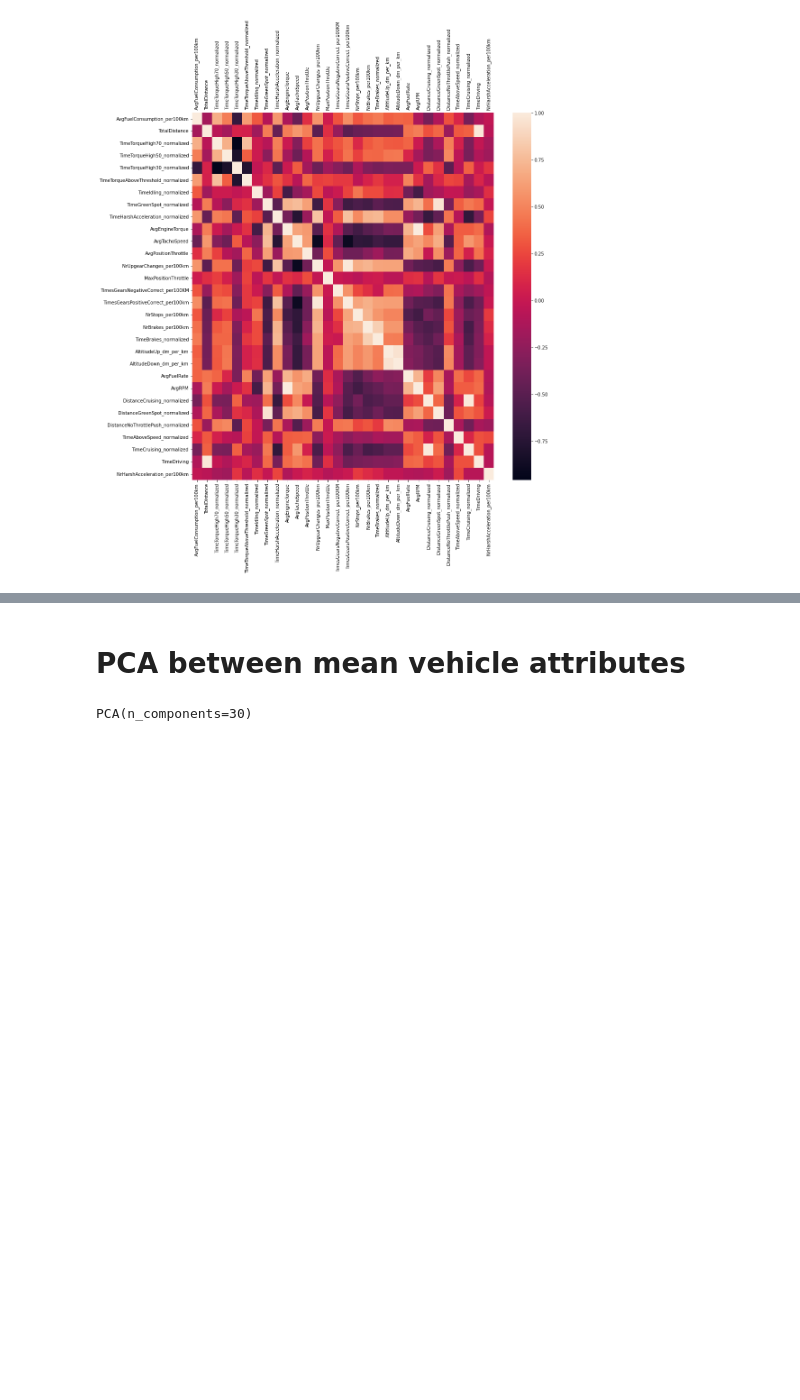
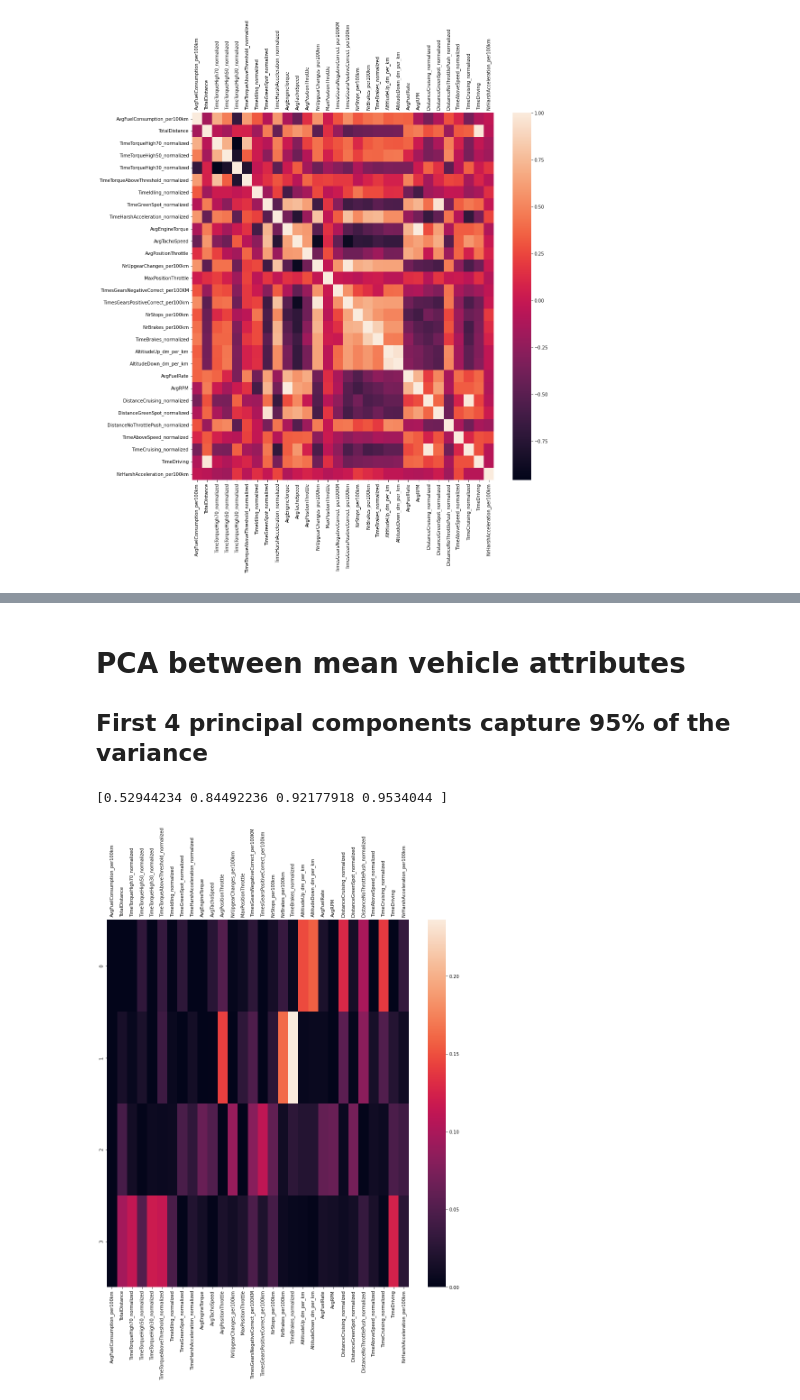
Before and after one commit to vauhochzett/ZF-Smart-Planner, a Jupyter notebook: Analysis.ipynb, the cells around one changed output, grey strips where cells are left out. Saved outputs shown, nothing was run; the diff lists cells and outputs as text; code cells hidden in the pictures; blank space fills up the shorter version.

```diff
--- a/Analysis.ipynb
+++ b/Analysis.ipynb
@@ -54,20 +81,30 @@ _ = sns.heatmap(clean_df.corr(), ax=ax)
 # %% [markdown]
 # PCA between mean vehicle attributes
+## First 4 principal components capture 95% of the variance
 # %%
 from sklearn.decomposition import PCA
 vehicle_df = clean_df
 vehicle_df[KEYS.VehicleID] = ZF_DATA_timestamped[KEYS.VehicleID]
 vehicle_df[KEYS.TotalDistance] = vehicle_df[KEYS.TotalDistance]
 vehicle_df = vehicle_df.groupby(KEYS.VehicleID).mean()
 
 
 pca = PCA(n_components=len(vehicle_df.keys()))
 normalized_df=(vehicle_df-vehicle_df.mean())/vehicle_df.std()
 
 # Divide each attribute by AvgFuelConsumption_per100km to get a score with respect to AvgFuelConsumption_per100km
 vehicledf_per_avgfuelper100 = pd.DataFrame(
     np.array(normalized_df)/np.array(normalized_df['AvgFuelConsumption_per100km'])[:,None],
     columns=normalized_df.keys())
 pca.fit(vehicledf_per_avgfuelper100)
+
+
+fig, ax = plt.subplots(1,1, figsize=(15,15))
+plt.tick_params(labeltop=True, labelbottom=True)
+sns.heatmap(pd.DataFrame(pca.components_[:4]**2, columns=vehicledf_per_avgfuelper100.keys()))
+
+print(np.cumsum( pca.explained_variance_ / pca.explained_variance_.sum())[:4])
+# print(pca.explained_variance_ / pca.explained_variance_.sum())
 # %% [output]
-PCA(n_components=30)
+[0.52944234 0.84492236 0.92177918 0.9534044 ]
+[figure, added]
```
Also changed, not shown: parts of 23 cells of this notebook.
